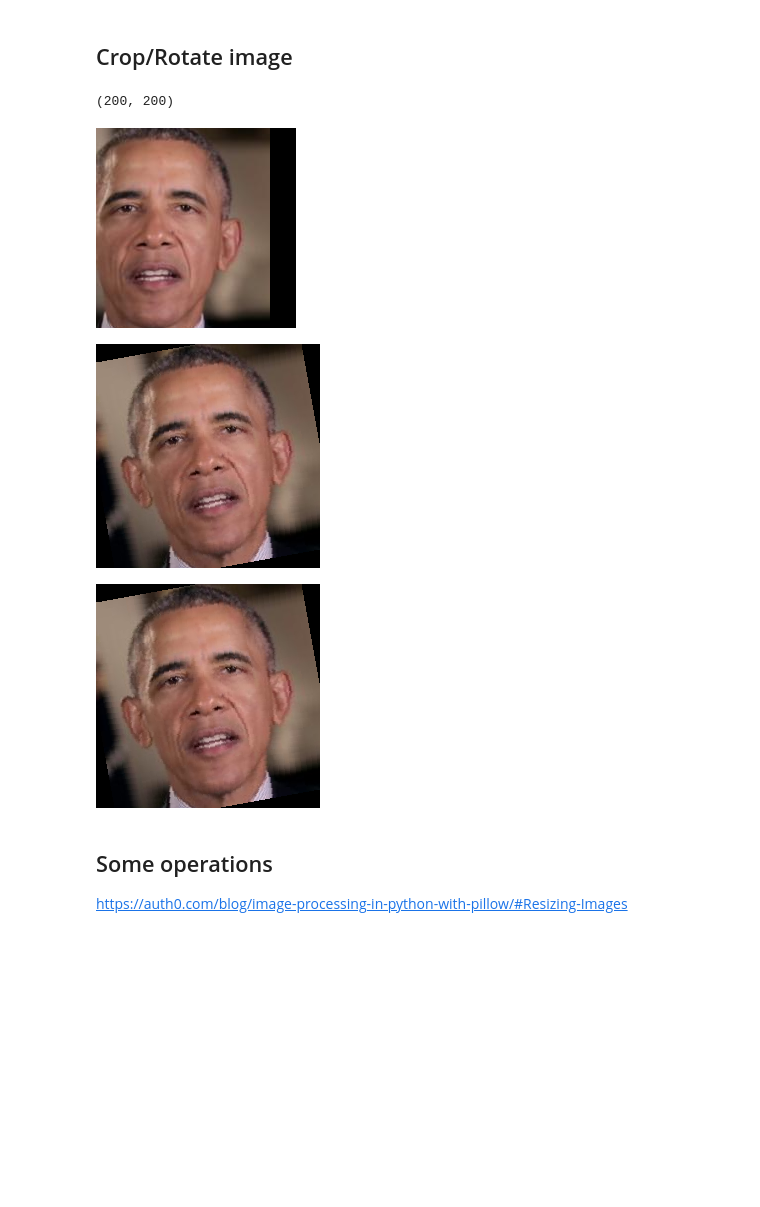
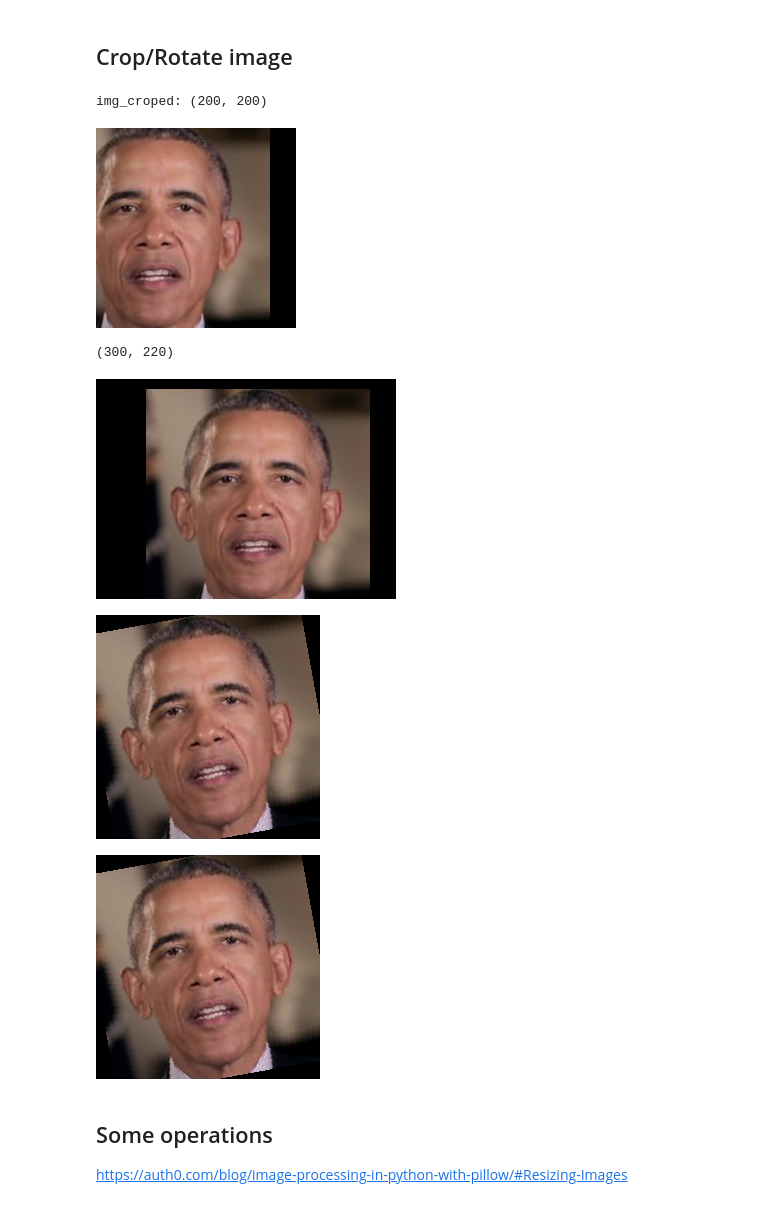
Before and after one commit to zhanghm1995/programming-learning-examples, a Jupyter notebook: Python_learning/image_utils/PIL_examples.ipynb, the cells around one changed output. Cells and saved outputs as stored; diff of their text form; code cells hidden in the pictures; blank space fills up the shorter version.

```diff
--- a/Python_learning/image_utils/PIL_examples.ipynb
+++ b/Python_learning/image_utils/PIL_examples.ipynb
@@ -210,20 +212,29 @@ display(img_src)
 # %% [markdown]
 ## Crop/Rotate image
 # %%
-img = img_src.crop((50, 10, 250, 210))
-print(img.size)
-display(img)
+## Crop operation
+crop = (50, 10, 250, 210)
+img_croped = img_src.crop(crop)
+print("img_croped:", img_croped.size)
+display(img_croped)
+
+crop = (-50, -10, 250, 210)
+img_croped = img_src.crop(crop)
+print(img_croped.size)
+display(img_croped)
 
 img = img_src.rotate(10.3, resample=0, expand=0)
 display(img)
 
 img = img_src.rotate(10.3)
 display(img)
 # %% [output]
-(200, 200)
+img_croped: (200, 200)
 [figure]
+(300, 220)
-[figure, old version]
+[figure, new version]
 [figure]
+[figure, added]
 # %% [markdown]
 ## Some operations
 https://auth0.com/blog/image-processing-in-python-with-pillow/#Resizing-Images
```
Also changed, not shown: parts of 1 cell of this notebook, 8 other files.
